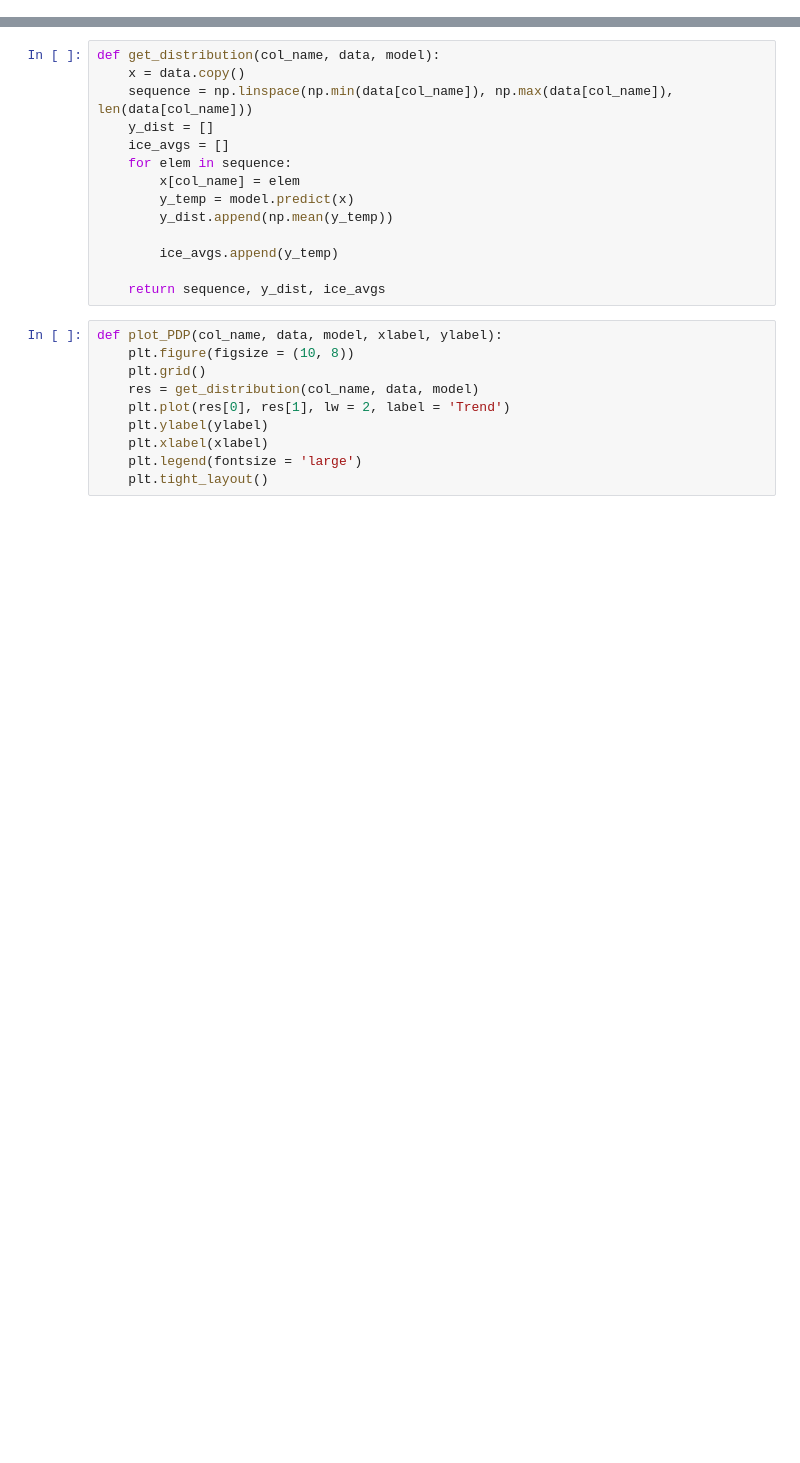
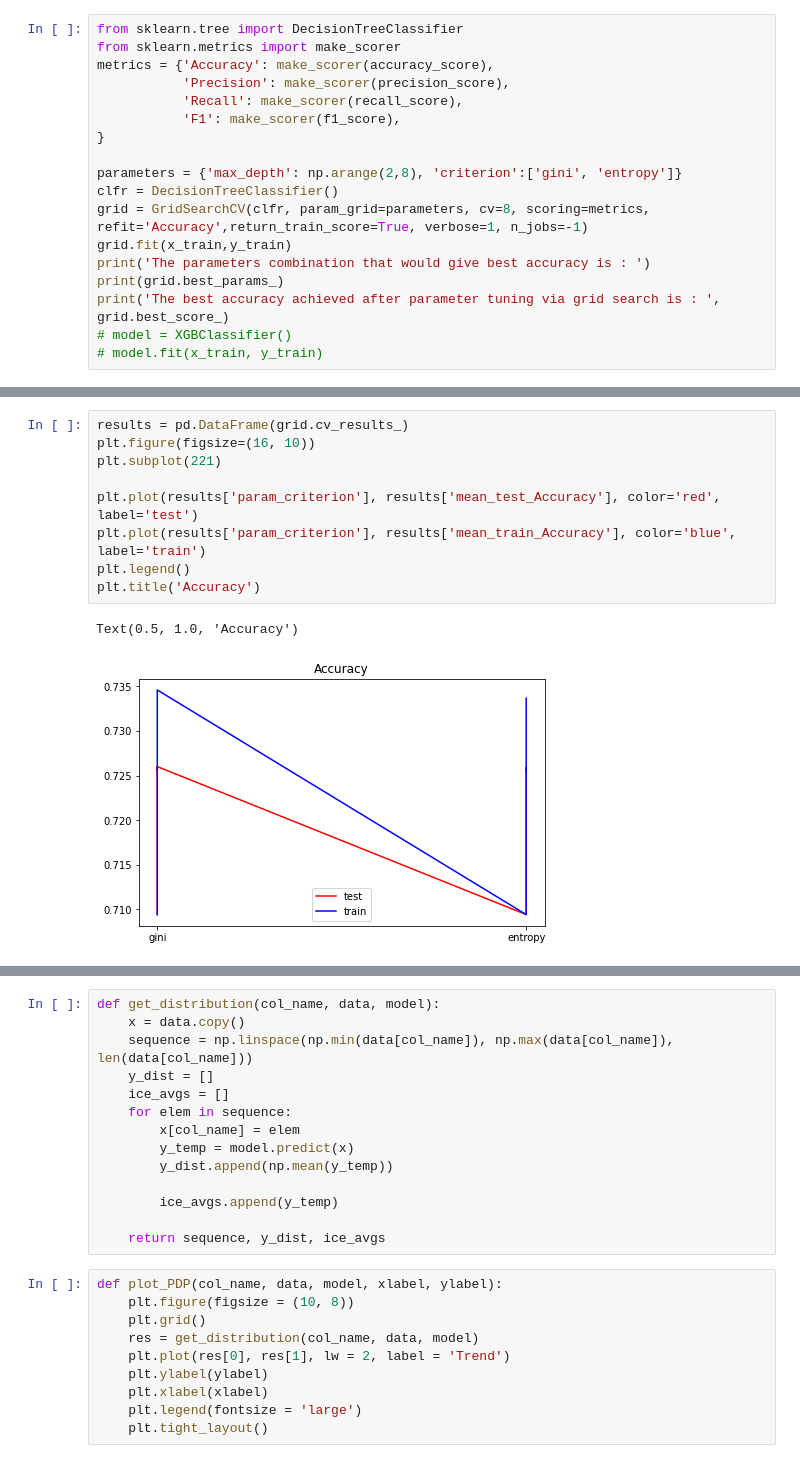
Before and after one commit to LeoVogiatzis/medical_data_analysis, a Jupyter notebook: notebooks/interpretable_machine_learning/cardio_train_interpretable_learning.ipynb, the cells around one changed output, grey strips where cells are left out. Drawn from its saved outputs; the diff is of its cells as text; blank space fills up the shorter version.

```diff
--- a/notebooks/interpretable_machine_learning/cardio_train_interpretable_learning.ipynb
+++ b/notebooks/interpretable_machine_learning/cardio_train_interpretable_learning.ipynb
@@ -95,0 +128,18 @@ Accuracy: 73.81%
+# %%
+from sklearn.tree import DecisionTreeClassifier
+from sklearn.metrics import make_scorer
+metrics = {'Accuracy': make_scorer(accuracy_score),
+           'Precision': make_scorer(precision_score),
+           'Recall': make_scorer(recall_score),
+           'F1': make_scorer(f1_score),
+}
+
+parameters = {'max_depth': np.arange(2,8), 'criterion':['gini', 'entropy']}
+clfr = DecisionTreeClassifier()
+grid = GridSearchCV(clfr, param_grid=parameters, cv=8, scoring=metrics, refit='Accuracy',return_train_score=True, verbose=1, n_jobs=-1)
+grid.fit(x_train,y_train)
+print('The parameters combination that would give best accuracy is : ')
+print(grid.best_params_)
+print('The best accuracy achieved after parameter tuning via grid search is : ', grid.best_score_)
+# model = XGBClassifier()
+# model.fit(x_train, y_train)
@@ -95,0 +175,12 @@ Accuracy: 73.81%
+# %%
+results = pd.DataFrame(grid.cv_results_)
+plt.figure(figsize=(16, 10))
+plt.subplot(221)
+
+plt.plot(results['param_criterion'], results['mean_test_Accuracy'], color='red', label='test')
+plt.plot(results['param_criterion'], results['mean_train_Accuracy'], color='blue', label='train')
+plt.legend()
+plt.title('Accuracy')
+# %% [output]
+Text(0.5, 1.0, 'Accuracy')
+[figure, added]
```
Also changed, not shown: parts of 57 cells of this notebook, 7 other files.
